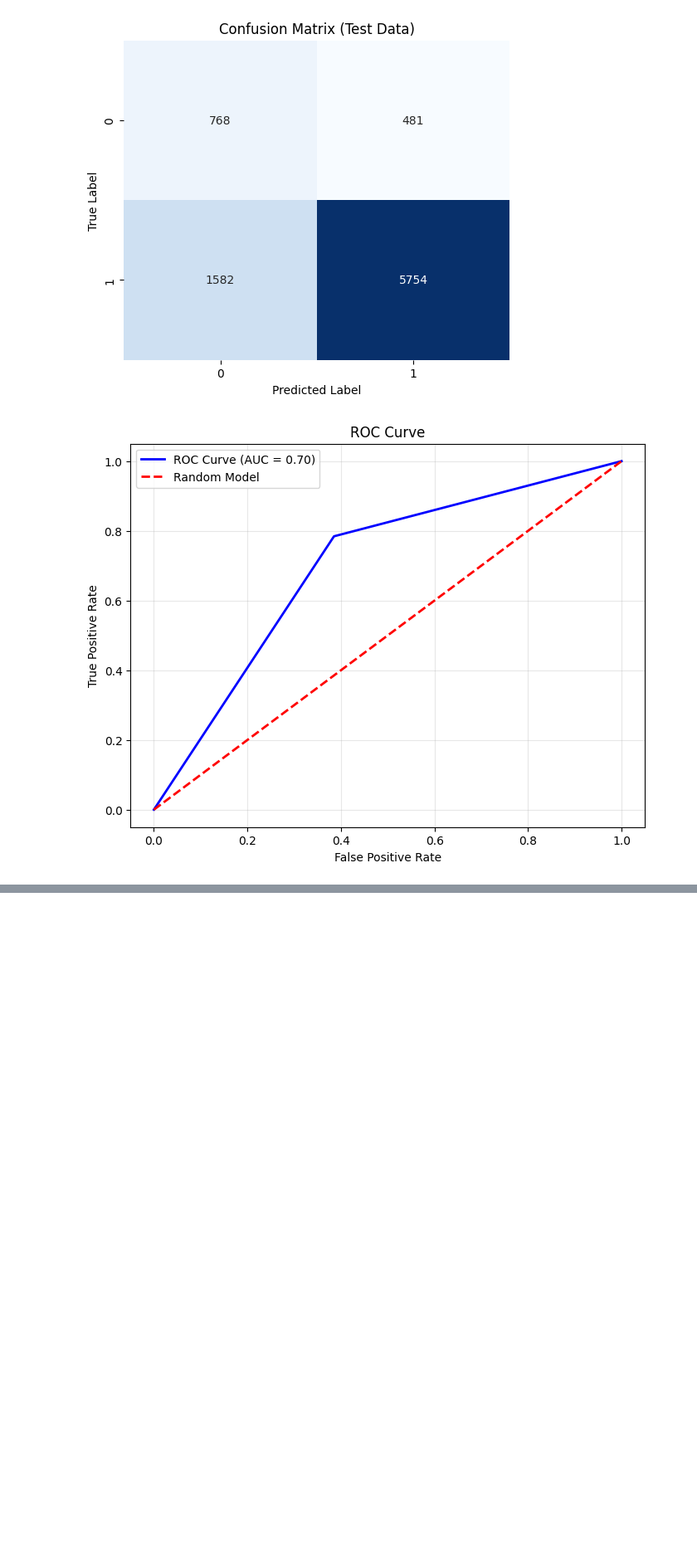
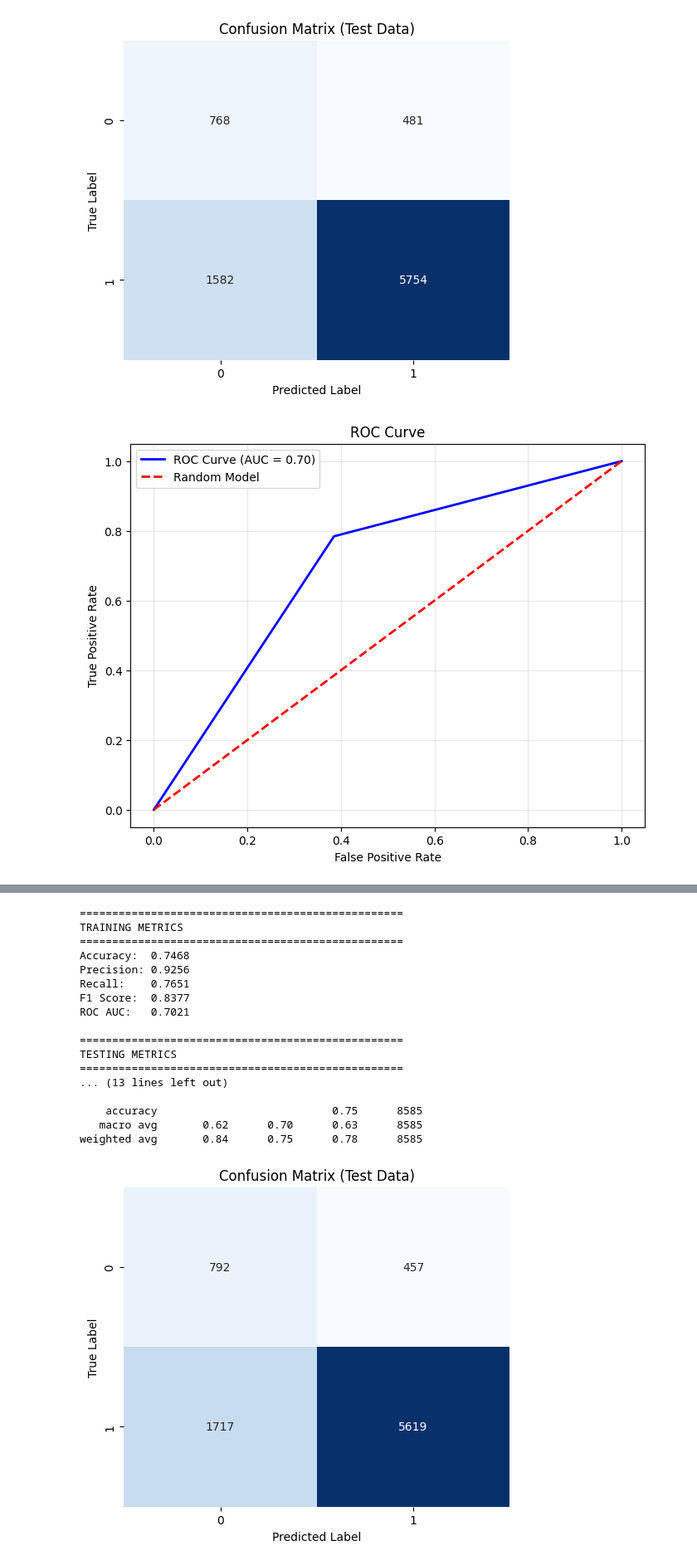
Before and after one commit to AnkurBhatt07/Customer-Satisfaction-Score-Prediction-using-ML-DL, a Jupyter notebook: notebooks/model_training1.ipynb, the cells around one changed output, grey strips where cells are left out. Shown at 83% size. Drawn from its saved outputs; the diff is of its cells as text; code cells hidden in the pictures; blank space fills up the shorter version.

```diff
--- a/notebooks/model_training1.ipynb
+++ b/notebooks/model_training1.ipynb
@@ -740,8 +732,6 @@ lr3.fit(xtrain,ytrain_binarized)
 LogisticRegression(class_weight='balanced', max_iter=500, random_state=42)
 # %%
 
-import matplotlib.pyplot as plt
-import seaborn as sns
 
 def evaluate_binary_classification(model, X_train, y_train, X_test, y_test):
     """
@@ -817,6 +807,14 @@ def evaluate_binary_classification(model, X_train, y_train, X_test, y_test):
     plt.legend()
     plt.grid(True, alpha=0.3)
     plt.show()
+
+    return {
+        "test_accuracy": test_accuracy,
+        "test_precision": test_precision,
+        "test_recall": test_recall,
+        "test_f1": test_f1,
+        "test_roc_auc": test_roc_auc
+    }
 # %%
 evaluate_binary_classification(lr3 , xtrain,ytrain_binarized,xtest,ytest_binarized)
 # %% [output]
@@ -871,5 +867,4 @@ weighted avg       0.84      0.76      0.79      8585
 # %%
-lr4 = LogisticRegression(max_iter=1000 , class_weight='balanced', random_state=42 , n_jobs=-1)
-lr4.fit(xtrain1,ytrain1)
-lr4_train_metrics , lr4_test_metrics = evaluate_classification_model_binary(lr4 , xtrain1 , ytrain1 , xtest1 , ytest1)
+lr5 = LogisticRegression(max_iter=1000 , class_weight='balanced', random_state=42 , n_jobs=-1)
+lr5.fit(xtrain,ytrain_binarized)
 # %% [output]
@@ -962,0 +873,21 @@ weighted avg       0.84      0.76      0.79      8585
+# %%
+evaluate_binary_classification(lr5 , xtrain , ytrain_binarized , xtest , ytest_binarized)
+# %% [output]
+==================================================
+TRAINING METRICS
+==================================================
+Accuracy:  0.7468
+Precision: 0.9256
+Recall:    0.7651
+F1 Score:  0.8377
+ROC AUC:   0.7021
+
+==================================================
+TESTING METRICS
+==================================================
+... (13 lines left out)
+
+    accuracy                           0.75      8585
+   macro avg       0.62      0.70      0.63      8585
+weighted avg       0.84      0.75      0.78      8585
+[figure, added]
```
Also changed, not shown: parts of 48 cells of this notebook, 49 other files.
